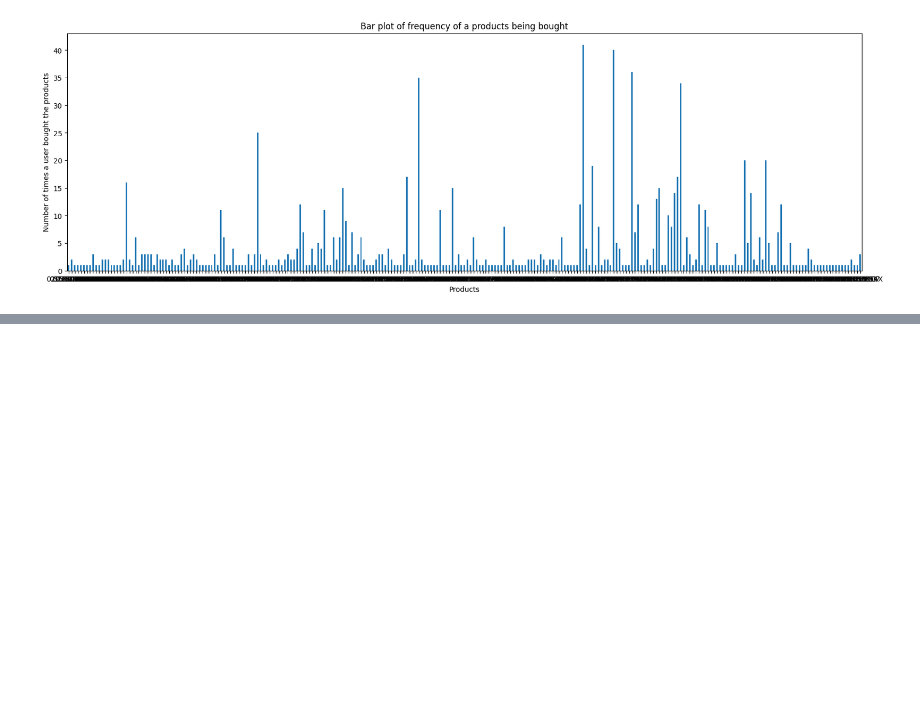
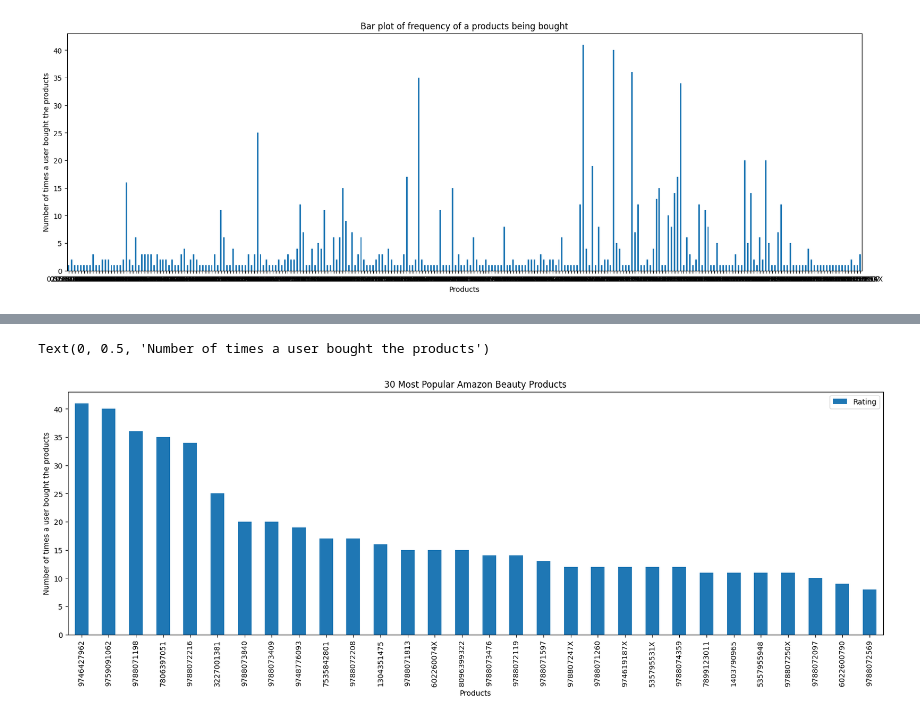
Before and after one commit to marshanabilah/recommendation-system, a Jupyter notebook: rec_system_ratings.ipynb, the cells around one changed output, grey strips where cells are left out. Drawn from its saved outputs; the diff is of its cells as text; code cells hidden in the pictures; blank space fills up the shorter version.

```diff
--- a/rec_system_ratings.ipynb
+++ b/rec_system_ratings.ipynb
@@ -99,3 +101,7 @@ plt.ylabel('Number of times a user bought the products')
 # %% [output]
 Text(0, 0.5, 'Number of times a user bought the products')
 [figure]
+# %%
+popular_products = pd.DataFrame(df_ratings.groupby('ProductId')['Rating'].count())
+most_popular = popular_products.sort_values('Rating', ascending=False)
+most_popular.head(10)
@@ -102,3 +121,11 @@ Text(0, 0.5, 'Number of times a user bought the products')
+# %%
+most_popular.head(30).plot(kind = "bar", figsize=(20,6), use_index = True)
+plt.title('30 Most Popular Amazon Beauty Products')
+plt.xlabel('Products')
+plt.ylabel('Number of times a user bought the products')
+# %% [output]
+Text(0, 0.5, 'Number of times a user bought the products')
+[figure, added]
 # %%
 # user-item matrix approach
 
```
Also changed, not shown: parts of 19 cells of this notebook.
